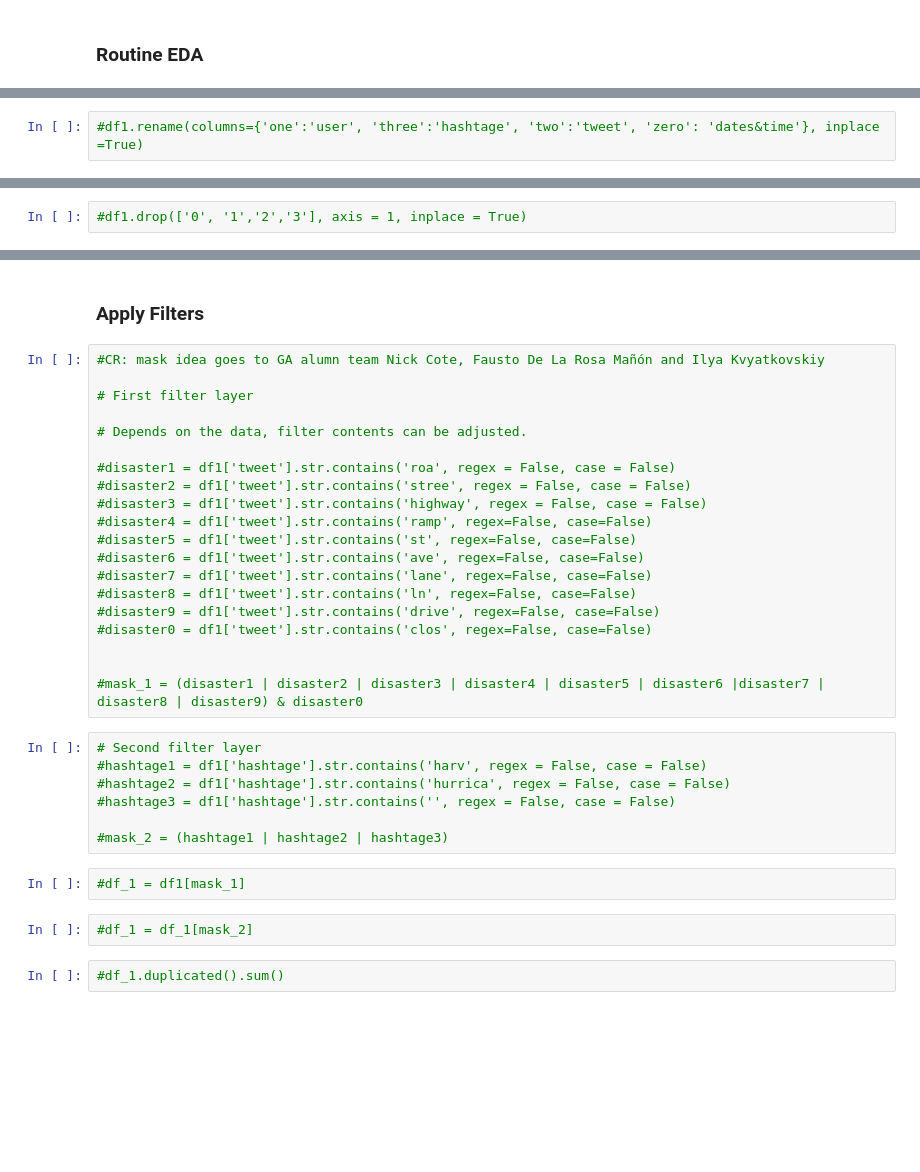
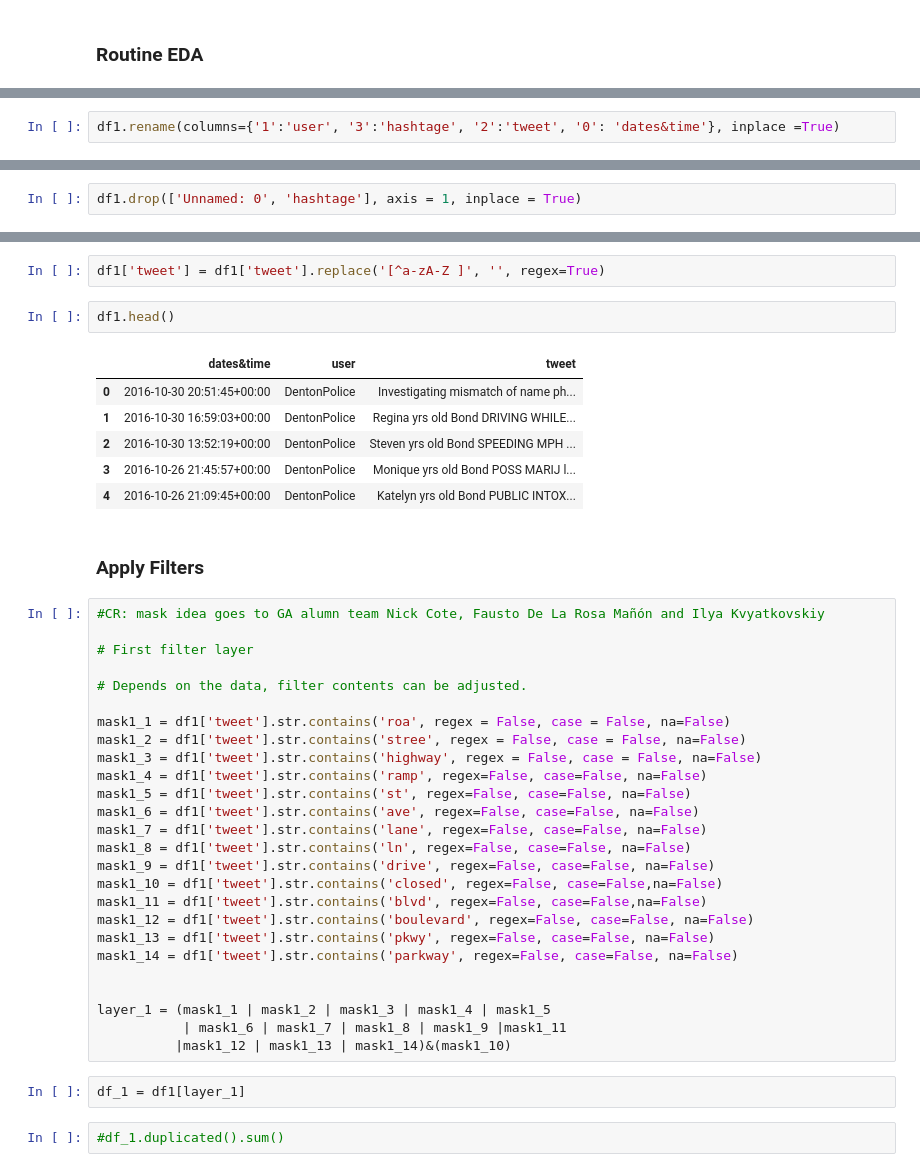
Before and after one commit to KellySlatery/client_project, a Jupyter notebook: Data EDA and Cleaning.ipynb, the cells around one changed output, grey strips where cells are left out. Saved outputs shown, nothing was run; the diff lists cells and outputs as text; blank space fills up the shorter version.

```diff
--- a/Data EDA and Cleaning.ipynb
+++ b/Data EDA and Cleaning.ipynb
@@ -25,3 +49,3 @@ pd.set_option('display.max_colwidth', -1)
 # %%
-#df1.rename(columns={'one':'user', 'three':'hashtage', 'two':'tweet', 'zero': 'dates&time'}, inplace =True)
+df1.rename(columns={'1':'user', '3':'hashtage', '2':'tweet', '0': 'dates&time'}, inplace =True)
 # %%
@@ -29,2 +57,2 @@ pd.set_option('display.max_colwidth', -1)
 # %%
-#df1.drop(['0', '1','2','3'], axis = 1, inplace = True)
+df1.drop(['Unnamed: 0', 'hashtage'], axis = 1, inplace = True)
@@ -35,3 +71,14 @@ pd.set_option('display.max_colwidth', -1)
+# %%
+df1['tweet'] = df1['tweet'].replace('[^a-zA-Z ]', '', regex=True)
+# %%
+df1.head()
+# %% [output]
+|  | dates&time | user | tweet |
+| 0 | 2016-10-30 20:51:45+00:00 | DentonPolice | Investigating mismatch of name ph... |
+| 1 | 2016-10-30 16:59:03+00:00 | DentonPolice | Regina yrs old Bond DRIVING WHILE... |
+| 2 | 2016-10-30 13:52:19+00:00 | DentonPolice | Steven yrs old Bond SPEEDING MPH ... |
+| 3 | 2016-10-26 21:45:57+00:00 | DentonPolice | Monique yrs old Bond POSS MARIJ l... |
+| 4 | 2016-10-26 21:09:45+00:00 | DentonPolice | Katelyn yrs old Bond PUBLIC INTOX... |
 # %% [markdown]
 ### Apply Filters
 # %%
@@ -41,30 +88,27 @@ pd.set_option('display.max_colwidth', -1)
 
 # Depends on the data, filter contents can be adjusted.
 
-#disaster1 = df1['tweet'].str.contains('roa', regex = False, case = False)
-#disaster2 = df1['tweet'].str.contains('stree', regex = False, case = False)
-#disaster3 = df1['tweet'].str.contains('highway', regex = False, case = False)
-#disaster4 = df1['tweet'].str.contains('ramp', regex=False, case=False)
-#disaster5 = df1['tweet'].str.contains('st', regex=False, case=False)
-#disaster6 = df1['tweet'].str.contains('ave', regex=False, case=False)
-#disaster7 = df1['tweet'].str.contains('lane', regex=False, case=False)
-#disaster8 = df1['tweet'].str.contains('ln', regex=False, case=False)
-#disaster9 = df1['tweet'].str.contains('drive', regex=False, case=False)
-#disaster0 = df1['tweet'].str.contains('clos', regex=False, case=False)
+mask1_1 = df1['tweet'].str.contains('roa', regex = False, case = False, na=False)
+mask1_2 = df1['tweet'].str.contains('stree', regex = False, case = False, na=False)
+mask1_3 = df1['tweet'].str.contains('highway', regex = False, case = False, na=False)
+mask1_4 = df1['tweet'].str.contains('ramp', regex=False, case=False, na=False)
+mask1_5 = df1['tweet'].str.contains('st', regex=False, case=False, na=False)
+mask1_6 = df1['tweet'].str.contains('ave', regex=False, case=False, na=False)
+mask1_7 = df1['tweet'].str.contains('lane', regex=False, case=False, na=False)
+mask1_8 = df1['tweet'].str.contains('ln', regex=False, case=False, na=False)
+mask1_9 = df1['tweet'].str.contains('drive', regex=False, case=False, na=False)
+mask1_10 = df1['tweet'].str.contains('closed', regex=False, case=False,na=False)
+mask1_11 = df1['tweet'].str.contains('blvd', regex=False, case=False,na=False)
+mask1_12 = df1['tweet'].str.contains('boulevard', regex=False, case=False, na=False)
+mask1_13 = df1['tweet'].str.contains('pkwy', regex=False, case=False, na=False)
+mask1_14 = df1['tweet'].str.contains('parkway', regex=False, case=False, na=False)
 
 
-#mask_1 = (disaster1 | disaster2 | disaster3 | disaster4 | disaster5 | disaster6 |disaster7 | disaster8 | disaster9) & disaster0
+layer_1 = (mask1_1 | mask1_2 | mask1_3 | mask1_4 | mask1_5
+           | mask1_6 | mask1_7 | mask1_8 | mask1_9 |mask1_11
+          |mask1_12 | mask1_13 | mask1_14)&(mask1_10)
-# %%
-# Second filter layer
-#hashtage1 = df1['hashtage'].str.contains('harv', regex = False, case = False)
-#hashtage2 = df1['hashtage'].str.contains('hurrica', regex = False, case = False)
-#hashtage3 = df1['hashtage'].str.contains('', regex = False, case = False)
-
-#mask_2 = (hashtage1 | hashtage2 | hashtage3)
-# %%
-#df_1 = df1[mask_1]
-# %%
-#df_1 = df_1[mask_2]
+# %%
+df_1 = df1[layer_1]
 # %%
 #df_1.duplicated().sum()
 # %%
```
Also changed, not shown: parts of 33 cells of this notebook, 4 other files.
